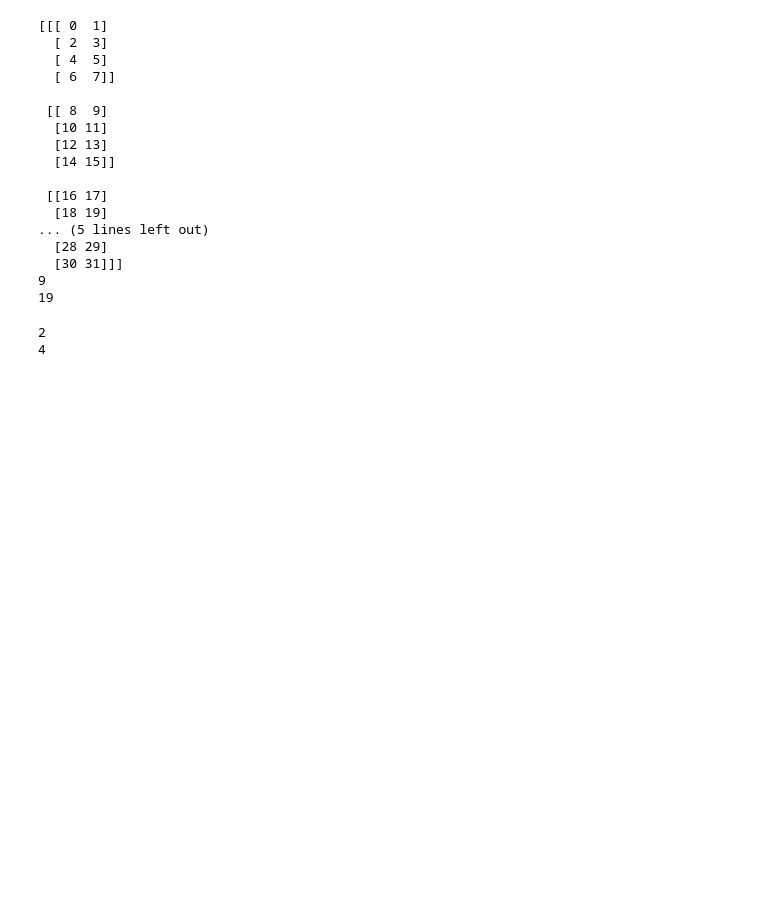
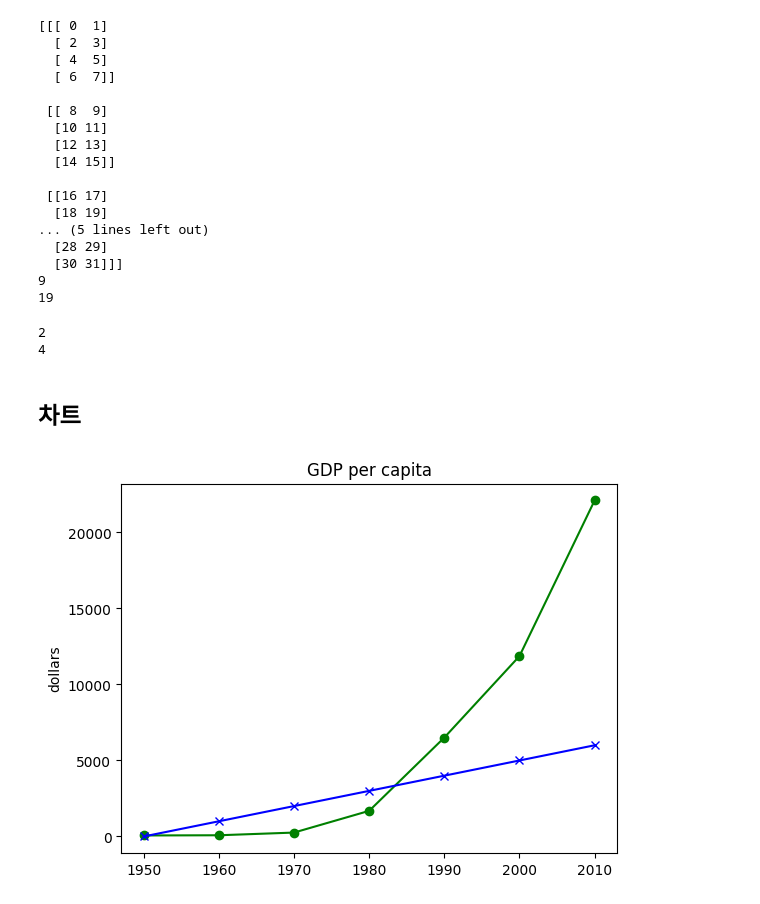
Before and after one commit to joostory/study-python, a Jupyter notebook: data_science.ipynb, the cells around one changed output. Saved outputs shown, nothing was run; the diff lists cells and outputs as text; code cells hidden in the pictures; blank space fills up the shorter version.

```diff
--- a/data_science.ipynb
+++ b/data_science.ipynb
@@ -349,3 +349,19 @@ print(result[:1, 1:].argmin() + 2)
 # %% [output]
 2
 4
+# %% [markdown]
+## 차트
+# %%
+import matplotlib.pyplot as plt
+
+years = [i * 10 + 1950 for i in range(7)]
+gdp = [67.0, 80.0, 257.0, 1686.0, 6506, 11865.3, 22105.3]
+gdp2 = [i * 1000 for i in range(7)]
+
+plt.plot(years, gdp, color='green', marker='o', linestyle='solid')
+plt.plot(years, gdp2, color='blue', marker='x', linestyle='solid')
+plt.title("GDP per capita")
+plt.ylabel("dollars")
+plt.show()
+# %% [output]
+[figure, added]
```
Also changed, not shown: parts of 2 cells of this notebook, 1 other file.
